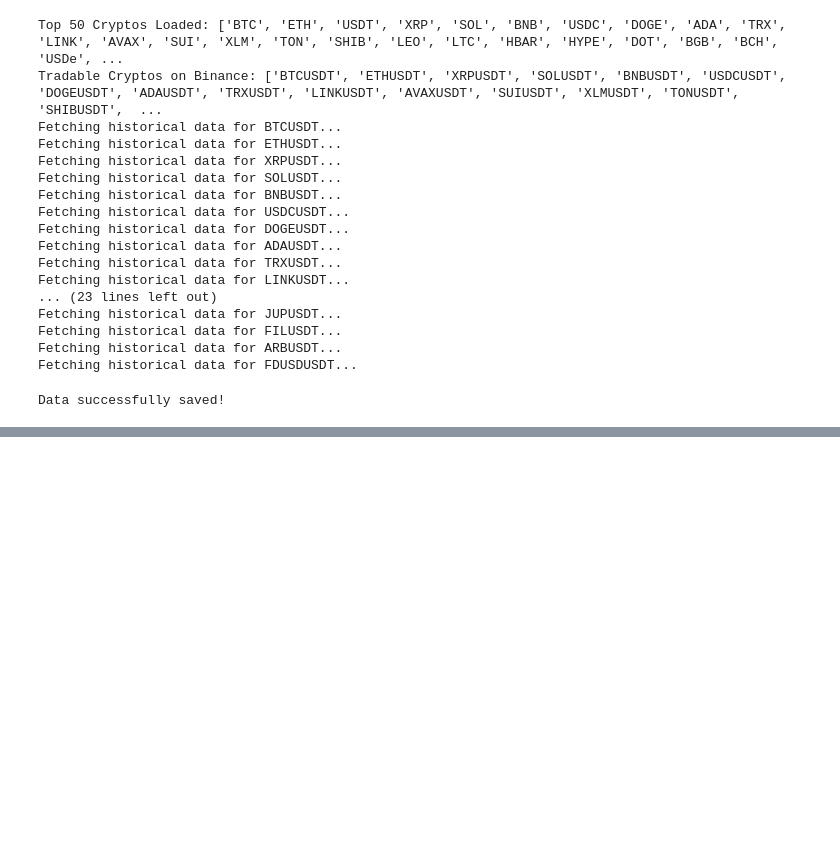
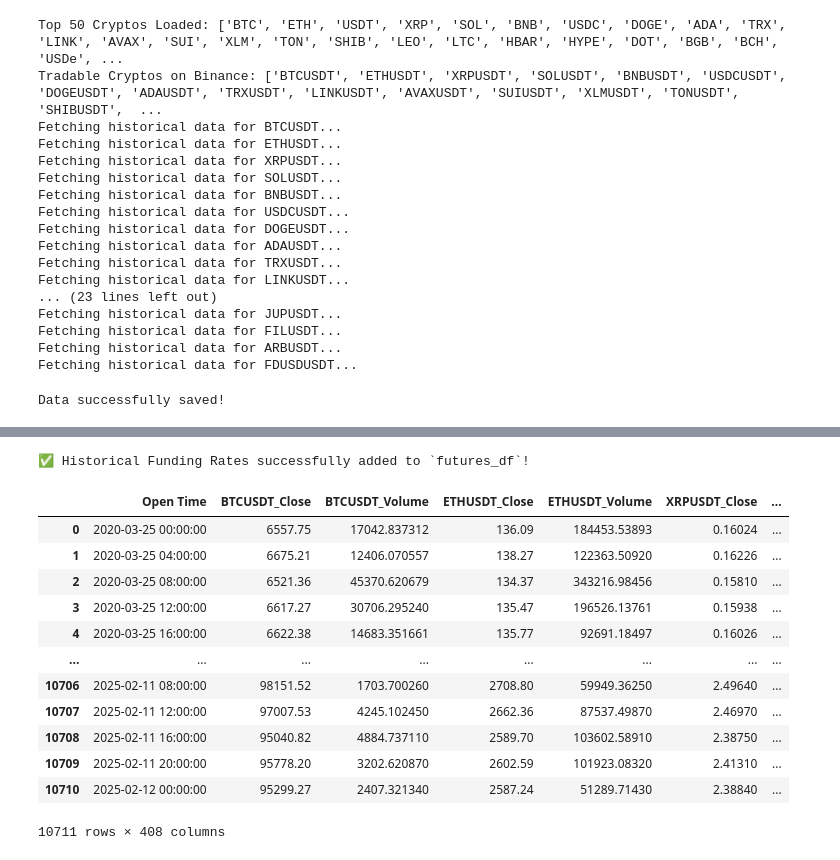
Before and after one commit to Luwate/rl-trading-bot, a Jupyter notebook: data.ipynb, the cells around one changed output, grey strips where cells are left out. Drawn from its saved outputs; the diff is of its cells as text; code cells hidden in the pictures; blank space fills up the shorter version.

```diff
--- a/data.ipynb
+++ b/data.ipynb
@@ -205,0 +240,40 @@ Name: Open Time, Length: 591, dtype: datetime64[ns]
+# %%
+# Copy ta_df to futures_df to store futures data separately
+futures_df = ta_df.copy()
+
+# Loop through all assets in `ta_df` and fetch only funding rates
+lookback_days = 365  # Fetch 1 year of funding data
+
+for col in futures_df.columns:
+    if col.endswith("_Close"):
+        symbol = col.replace("_Close", "")
+        futures_symbol = f"{symbol}USDT"  # Binance Futures symbol format
+
+        # Fetch historical funding rates
+        historical_funding = get_historical_funding_rates(futures_symbol, lookback_days=lookback_days)
+
+        # Convert to DataFrame and merge with `futures_df`
+        if historical_funding:
+            funding_df = pd.DataFrame.from_dict(historical_funding, orient="index", columns=[f"{symbol}_Funding_Rate"])
+            funding_df.index = pd.to_datetime(funding_df.index, unit="ms")  # Convert timestamp
+            futures_df = futures_df.merge(funding_df, left_on="Open Time", right_index=True, how="left")
+
+print("✅ Historical Funding Rates successfully added to `futures_df`!")
+# %% [output]
+✅ Historical Funding Rates successfully added to `futures_df`!
+# %%
+futures_df
+# %% [output]
+|  | Open Time | BTCUSDT_Close | BTCUSDT_Volume | ETHUSDT_Close | ETHUSDT_Volume | XRPUSDT_Close | ... |
+| 0 | 2020-03-25 00:00:00 | 6557.75 | 17042.837312 | 136.09 | 184453.53893 | 0.16024 | ... |
+| 1 | 2020-03-25 04:00:00 | 6675.21 | 12406.070557 | 138.27 | 122363.50920 | 0.16226 | ... |
+| 2 | 2020-03-25 08:00:00 | 6521.36 | 45370.620679 | 134.37 | 343216.98456 | 0.15810 | ... |
+| 3 | 2020-03-25 12:00:00 | 6617.27 | 30706.295240 | 135.47 | 196526.13761 | 0.15938 | ... |
+| 4 | 2020-03-25 16:00:00 | 6622.38 | 14683.351661 | 135.77 | 92691.18497 | 0.16026 | ... |
+| ... | ... | ... | ... | ... | ... | ... | ... |
+| 10706 | 2025-02-11 08:00:00 | 98151.52 | 1703.700260 | 2708.80 | 59949.36250 | 2.49640 | ... |
+| 10707 | 2025-02-11 12:00:00 | 97007.53 | 4245.102450 | 2662.36 | 87537.49870 | 2.46970 | ... |
+| 10708 | 2025-02-11 16:00:00 | 95040.82 | 4884.737110 | 2589.70 | 103602.58910 | 2.38750 | ... |
+| 10709 | 2025-02-11 20:00:00 | 95778.20 | 3202.620870 | 2602.59 | 101923.08320 | 2.41310 | ... |
+| 10710 | 2025-02-12 00:00:00 | 95299.27 | 2407.321340 | 2587.24 | 51289.71430 | 2.38840 | ... |
+10711 rows × 408 columns
```
Also changed, not shown: parts of 9 cells of this notebook, 2 other files.
